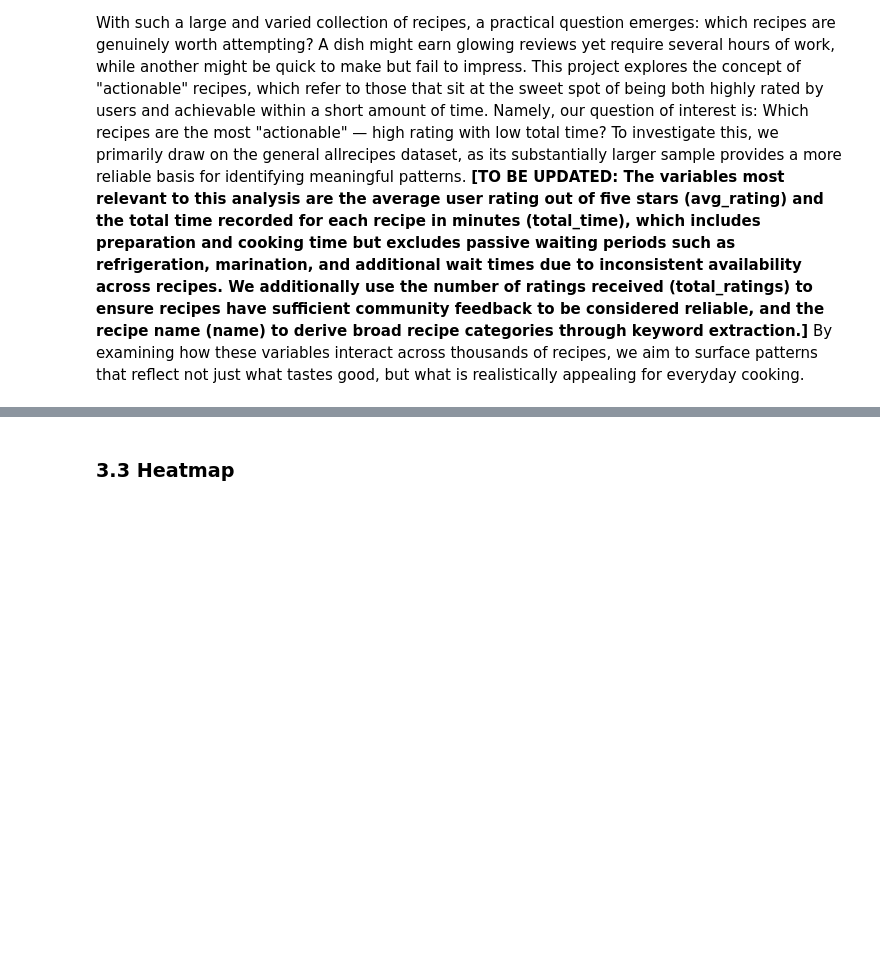
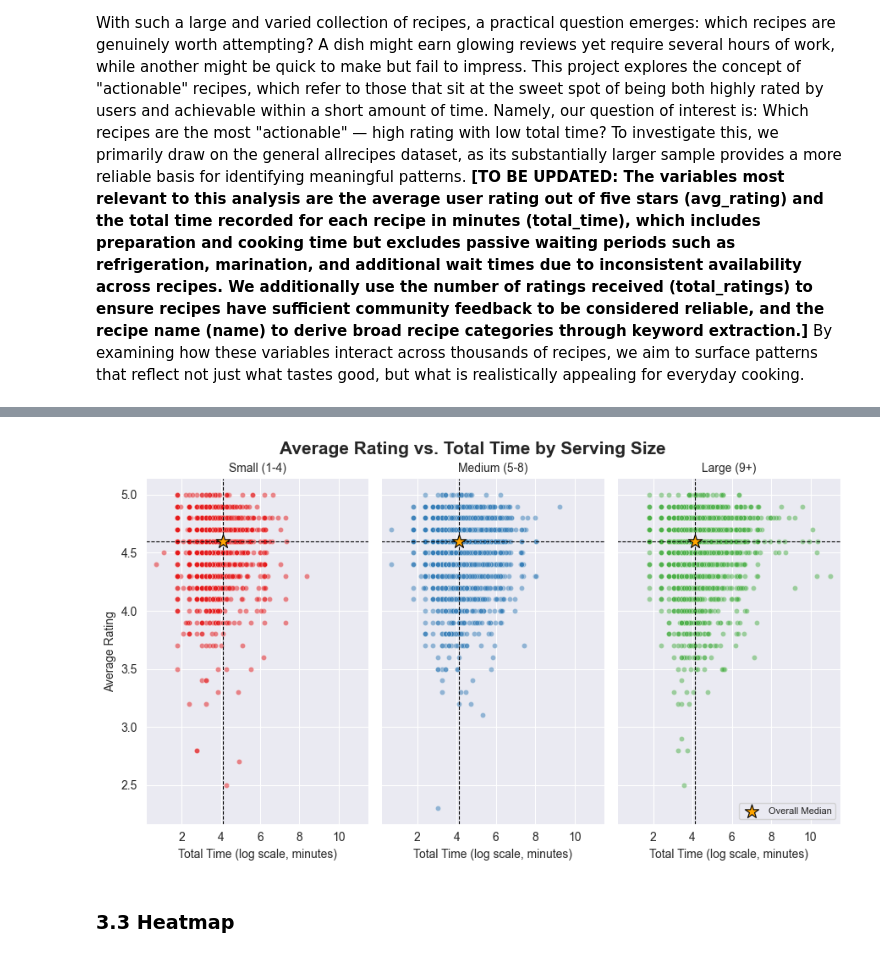
Before and after one commit to Capacesse/NUS-Allrecipes-DataAnalysis-2026, a Jupyter notebook: main_project.ipynb, the cells around one changed output, grey strips where cells are left out. Cells and saved outputs as stored; diff of their text form; code cells hidden in the pictures; blank space fills up the shorter version.

```diff
--- a/main_project.ipynb
+++ b/main_project.ipynb
@@ -305,3 +343,55 @@ The "Medium" time category actually has the highest mean engagement (110 ratings
+# %%
+# Define serving group bins
+serving_bins = [0, 4, 8, np.inf]
+serving_labels = ['Small (1-4)', 'Medium (5-8)', 'Large (9+)']
+df_filtered['serving_group'] = pd.cut(df_filtered['servings'], bins=serving_bins, labels=serving_labels)
+
+# Define actionable zone thresholds
+rating_threshold = df_filtered['avg_rating'].quantile(0.5)
+time_threshold = df_filtered['log_total_time'].quantile(0.5)
+
+# Overall median reference point
+median_time = df_filtered['log_total_time'].median()
+median_rating = df_filtered['avg_rating'].median()
+
+# Set style and extract Set1 colours
+sns.set_style('darkgrid')
+panel_colours = sns.color_palette('Set1', 3)
+
+# Plot the Scatterplot
+g = sns.relplot(
+    data=df_filtered,
+    kind='scatter',
+    x='log_total_time',
+    y='avg_rating',
+    col='serving_group',
+    alpha=0.5,
+    s=20,
+    height=5,
+    aspect=0.6,
+    legend=False
+)
+
+# Add quadrant lines, median marker and set uniform colour per panel
+for ax, colour in zip(g.axes.flat, panel_colours):
+    ax.collections[0].set_facecolor(colour)
+    ax.axhline(y=rating_threshold, color='black', linestyle='--', linewidth=0.8)
+    ax.axvline(x=time_threshold, color='black', linestyle='--', linewidth=0.8)
+    ax.scatter(median_time, median_rating,
+               color='orange', s=150, zorder=5,
+               edgecolors='black', linewidth=0.8,
+               marker='*', label='Overall Median')
+
+# Add legend for the median marker
+g.axes.flat[-1].legend(loc='lower right', fontsize=8)
+g.set_axis_labels('Total Time (log scale, minutes)', 'Average Rating')
+g.set_titles(col_template='{col_name}')
+g.figure.suptitle('Average Rating vs. Total Time by Serving Size',
+                   fontsize=15, fontweight='bold', y=1.02)
+
+plt.show()
+# %% [output]
+[figure, added]
 # %% [markdown]
 ### 3.3 Heatmap
 # %%
```
Also changed, not shown: parts of 42 cells of this notebook.
